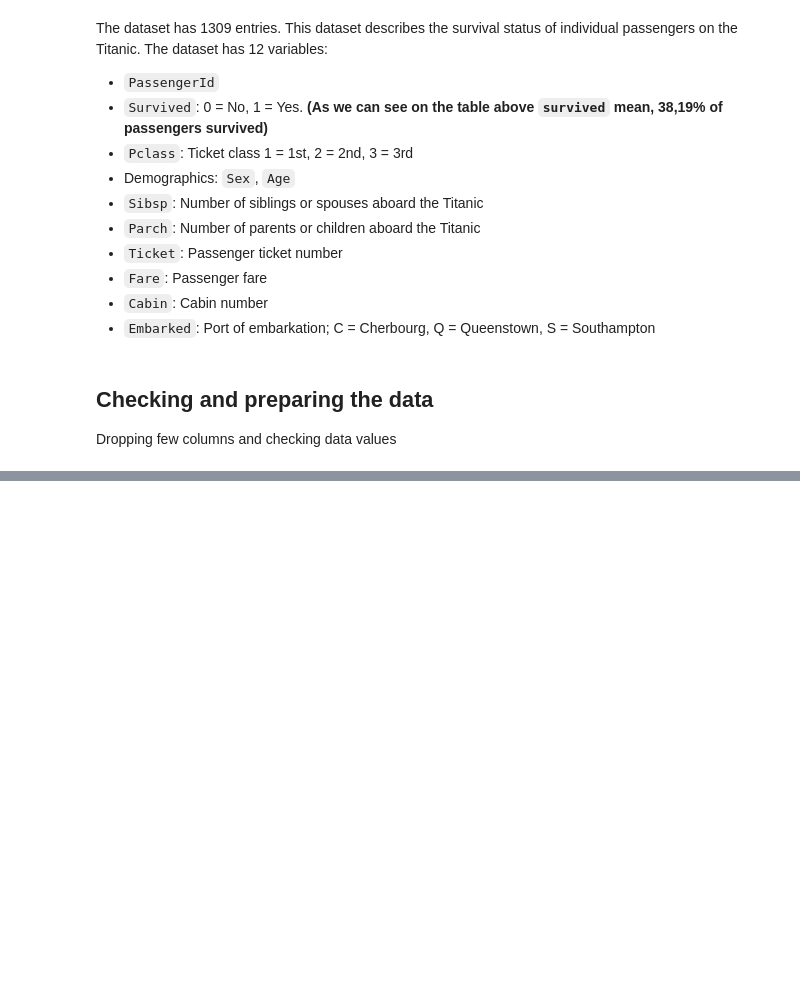
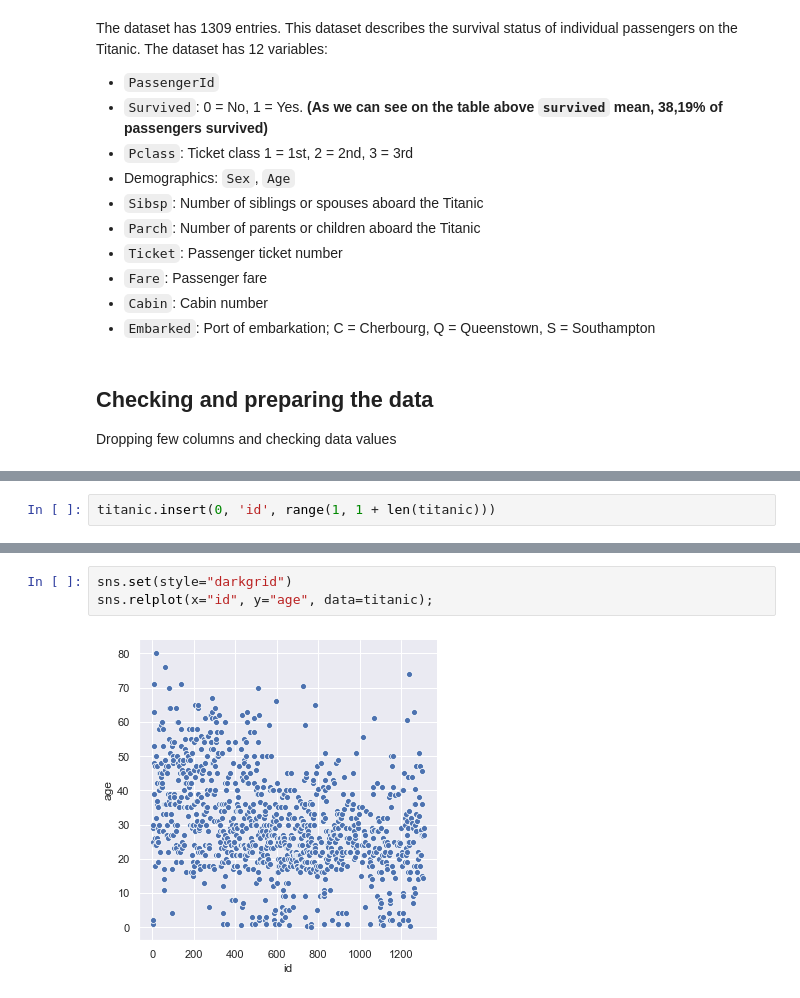
Before and after one commit to antoinedme/titanic-dataset-ml, a Jupyter notebook: Titanic-MachineLearning.ipynb, the cells around one changed output, grey strips where cells are left out. Saved outputs shown, nothing was run; the diff lists cells and outputs as text; blank space fills up the shorter version.

```diff
--- a/Titanic-MachineLearning.ipynb
+++ b/Titanic-MachineLearning.ipynb
@@ -110,0 +112,2 @@ g.set_ylabels("survival probability")
+# %%
+titanic.insert(0, 'id', range(1, 1 + len(titanic)))
@@ -110,0 +123,5 @@ g.set_ylabels("survival probability")
+# %%
+sns.set(style="darkgrid")
+sns.relplot(x="id", y="age", data=titanic);
+# %% [output]
+[figure, added]
```
Also changed, not shown: parts of 2 cells of this notebook.
